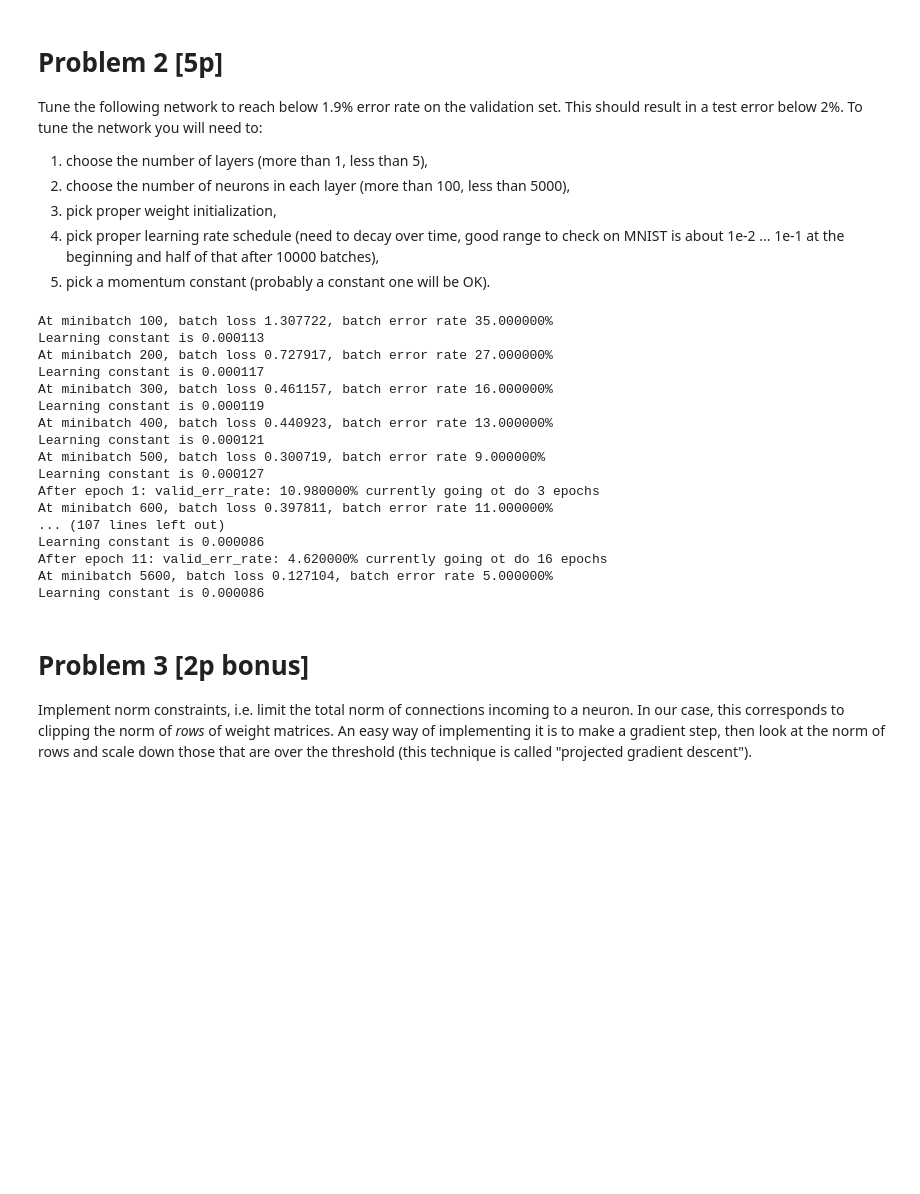
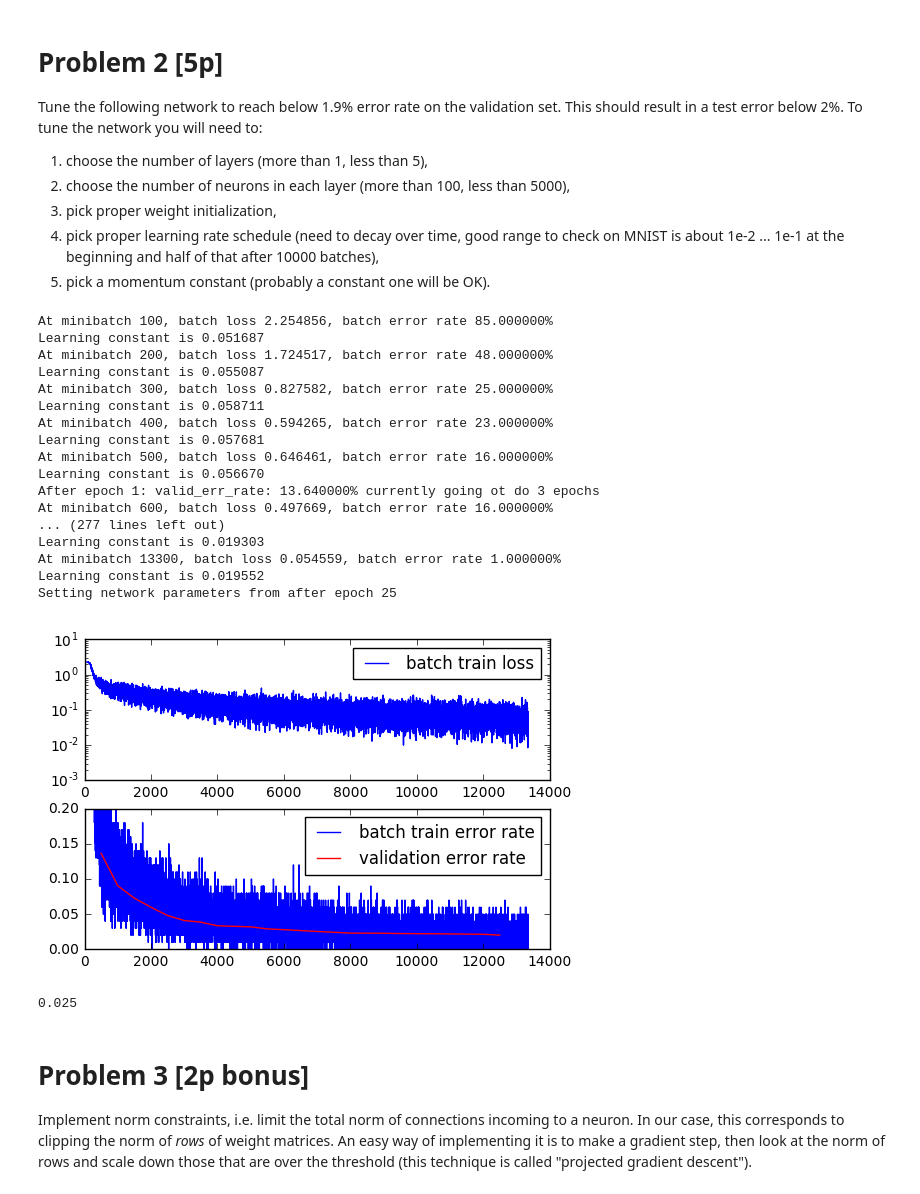
Before and after one commit to rafiki53/nn_assignments, a Jupyter notebook: assignment5/Assignment5.ipynb, the cells around one changed output. Cells and saved outputs as stored; diff of their text form; code cells hidden in the pictures; blank space fills up the shorter version.

```diff
--- a/assignment5/Assignment5.ipynb
+++ b/assignment5/Assignment5.ipynb
@@ -324,7 +361,8 @@ IrisY = iris.target.reshape(1,-1)
 
 net = FeedForwardNet([
         AffineLayer(4,10),
-        TanhLayer(),
+        ReLULayer(),
+        #tanhLayer(),
         AffineLayer(10,3),
         SoftMaxLayer()
         ])
@@ -560,40 +598,45 @@ tune the network you will need to:
 # %%
 #
 # TODO: pick a network architecture here. The one below is just
 # softmax regression
 #
 
+layer_sz = 512
+
 net = FeedForwardNet([
-        AffineLayer(784, 700),
-        ReLULayer(),
-        AffineLayer(700, 400),
-        ReLULayer(),
-        AffineLayer(400,10),
+        AffineLayer(784, layer_sz),
+        DOReLULayer(),
+        AffineLayer(layer_sz, layer_sz),
+        DOReLULayer(),
+        AffineLayer(layer_sz,10),
         SoftMaxLayer()
         ])
 SGD(net, mnist_train_stream, mnist_validation_stream, mnist_test_stream)
 
 #print "Test error rate: %f" % (compute_error_rate(net, mnist_test_stream), )
 # %% [output]
-At minibatch 100, batch loss 1.307722, batch error rate 35.000000%
-Learning constant is 0.000113
-At minibatch 200, batch loss 0.727917, batch error rate 27.000000%
-Learning constant is 0.000117
-At minibatch 300, batch loss 0.461157, batch error rate 16.000000%
-Learning constant is 0.000119
-At minibatch 400, batch loss 0.440923, batch error rate 13.000000%
-Learning constant is 0.000121
-At minibatch 500, batch loss 0.300719, batch error rate 9.000000%
-Learning constant is 0.000127
-After epoch 1: valid_err_rate: 10.980000% currently going ot do 3 epochs
-At minibatch 600, batch loss 0.397811, batch error rate 11.000000%
-... (107 lines left out)
-Learning constant is 0.000086
-After epoch 11: valid_err_rate: 4.620000% currently going ot do 16 epochs
-At minibatch 5600, batch loss 0.127104, batch error rate 5.000000%
-Learning constant is 0.000086
+At minibatch 100, batch loss 2.254856, batch error rate 85.000000%
+Learning constant is 0.051687
+At minibatch 200, batch loss 1.724517, batch error rate 48.000000%
+Learning constant is 0.055087
+At minibatch 300, batch loss 0.827582, batch error rate 25.000000%
+Learning constant is 0.058711
+At minibatch 400, batch loss 0.594265, batch error rate 23.000000%
+Learning constant is 0.057681
+At minibatch 500, batch loss 0.646461, batch error rate 16.000000%
+Learning constant is 0.056670
+After epoch 1: valid_err_rate: 13.640000% currently going ot do 3 epochs
+At minibatch 600, batch loss 0.497669, batch error rate 16.000000%
+... (277 lines left out)
+Learning constant is 0.019303
+At minibatch 13300, batch loss 0.054559, batch error rate 1.000000%
+Learning constant is 0.019552
+Setting network parameters from after epoch 25
+[figure, added]
 # %%
-compute_error_rate(net, mnist_test_stream)
+compute_error_rate(net, mnist_test_stream, test = True)
+# %% [output]
+0.025
 # %% [markdown]
 # Problem 3 [2p bonus]
 
```
Also changed, not shown: parts of 6 cells of this notebook.
